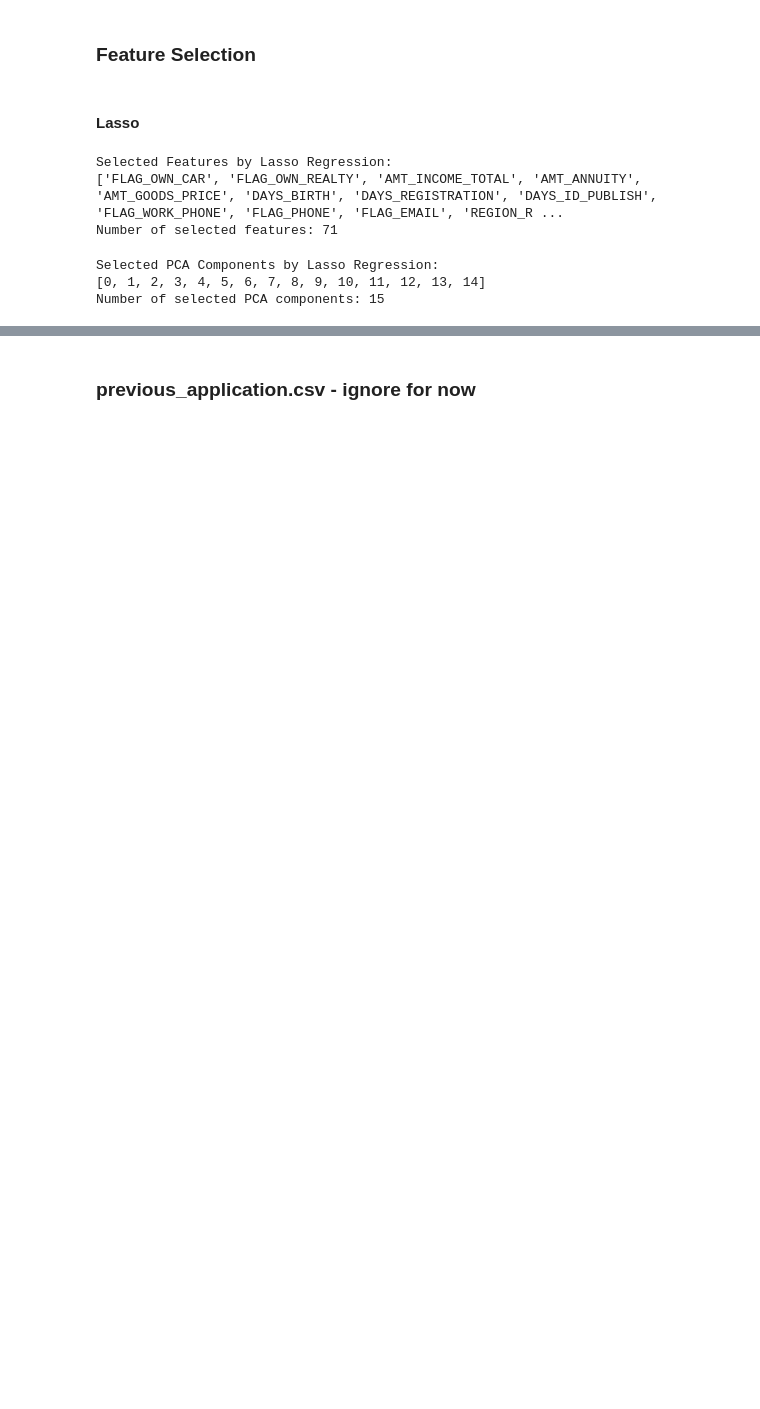
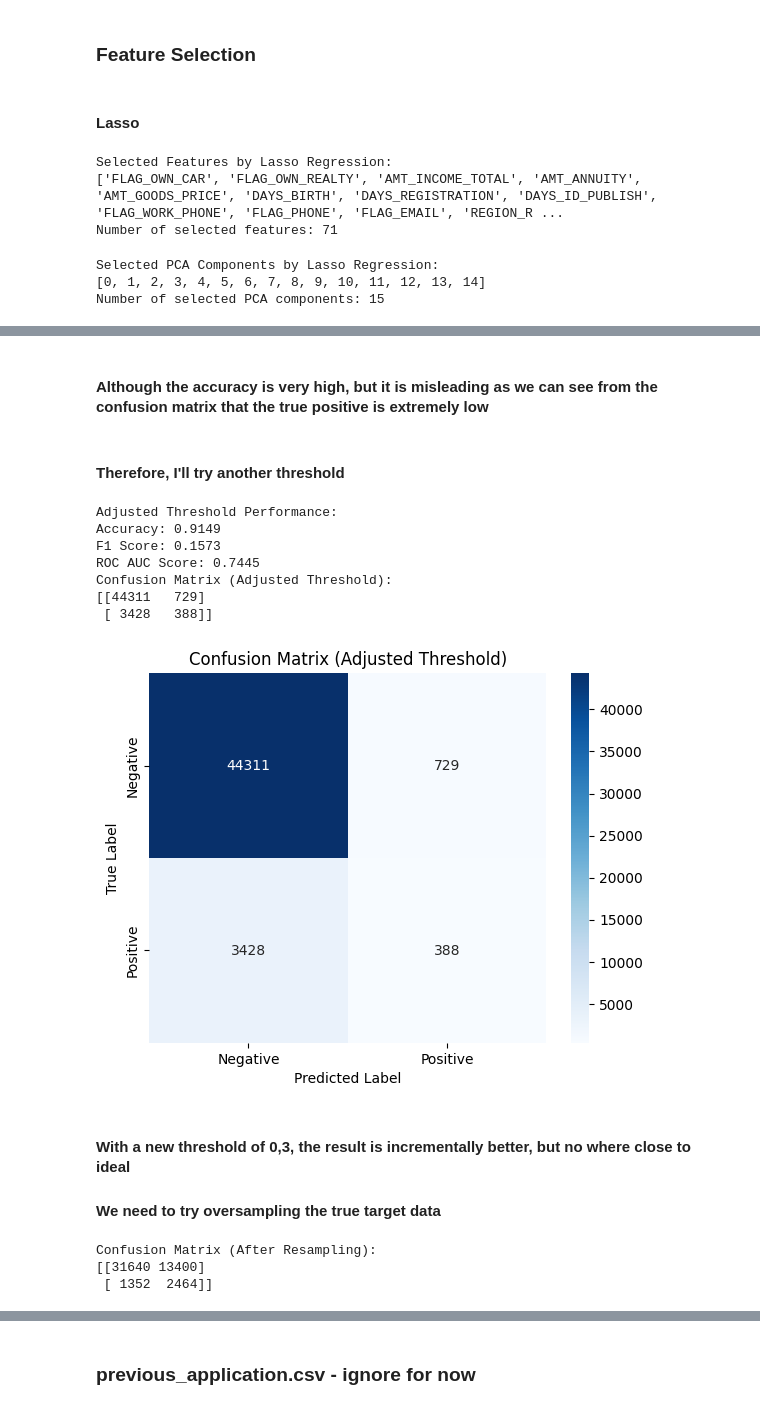
Before and after one commit to wildestdream33/Credit-Risk-Project, a Jupyter notebook: 545_Final_Project.ipynb, the cells around one changed output, grey strips where cells are left out. Saved outputs shown, nothing was run; the diff lists cells and outputs as text; code cells hidden in the pictures; blank space fills up the shorter version.

```diff
--- a/545_Final_Project.ipynb
+++ b/545_Final_Project.ipynb
@@ -603,0 +696,60 @@ ROC AUC Score: 0.6925
+# %% [markdown]
+#### Although the accuracy is very high, but it is misleading as we can see from the confusion matrix that the true positive is extremely low
+# %% [markdown]
+#### Therefore, I'll try another threshold
+# %%
+# Adjust threshold
+threshold = 0.3  # Experiment with different thresholds
+y_pred_adjusted = (y_pred_proba >= threshold).astype(int)
+
+# Recompute metrics
+accuracy_adj = accuracy_score(y_test, y_pred_adjusted)
+f1_adj = f1_score(y_test, y_pred_adjusted)
+roc_auc_adj = roc_auc_score(y_test, y_pred_proba)
+conf_matrix_adj = confusion_matrix(y_test, y_pred_adjusted)
+
+print("\nAdjusted Threshold Performance:")
+print(f"Accuracy: {accuracy_adj:.4f}")
+print(f"F1 Score: {f1_adj:.4f}")
+print(f"ROC AUC Score: {roc_auc_adj:.4f}")
+print("Confusion Matrix (Adjusted Threshold):")
+print(conf_matrix_adj)
+
+# Plot confusion matrix
+sns.heatmap(conf_matrix_adj, annot=True, fmt='d', cmap='Blues', xticklabels=['Negative', 'Positive'], yticklabels=['Negative', 'Positive'])
+plt.xlabel('Predicted Label')
+plt.ylabel('True Label')
+plt.title('Confusion Matrix (Adjusted Threshold)')
+plt.show()
+# %% [output]
+Adjusted Threshold Performance:
+Accuracy: 0.9149
+F1 Score: 0.1573
+ROC AUC Score: 0.7445
+Confusion Matrix (Adjusted Threshold):
+[[44311   729]
+ [ 3428   388]]
+[figure, added]
+# %% [markdown]
+#### With a new threshold of 0,3, the result is incrementally better, but no where close to ideal
+#### We need to try oversampling the true target data
+# %%
+from imblearn.over_sampling import SMOTE
+
+# Apply SMOTE
+smote = SMOTE(random_state=42)
+X_resampled, y_resampled = smote.fit_resample(X_train, y_train)
+
+# Re-train the logistic regression model
+log_reg_l1.fit(X_resampled, y_resampled)
+y_pred_resampled = log_reg_l1.predict(X_test)
+y_pred_proba_resampled = log_reg_l1.predict_proba(X_test)[:, 1]
+
+# Evaluate
+conf_matrix_resampled = confusion_matrix(y_test, y_pred_resampled)
+print("\nConfusion Matrix (After Resampling):")
+print(conf_matrix_resampled)
+# %% [output]
+Confusion Matrix (After Resampling):
+[[31640 13400]
+ [ 1352  2464]]
```
Also changed, not shown: parts of 17 cells of this notebook, 1 other file.
